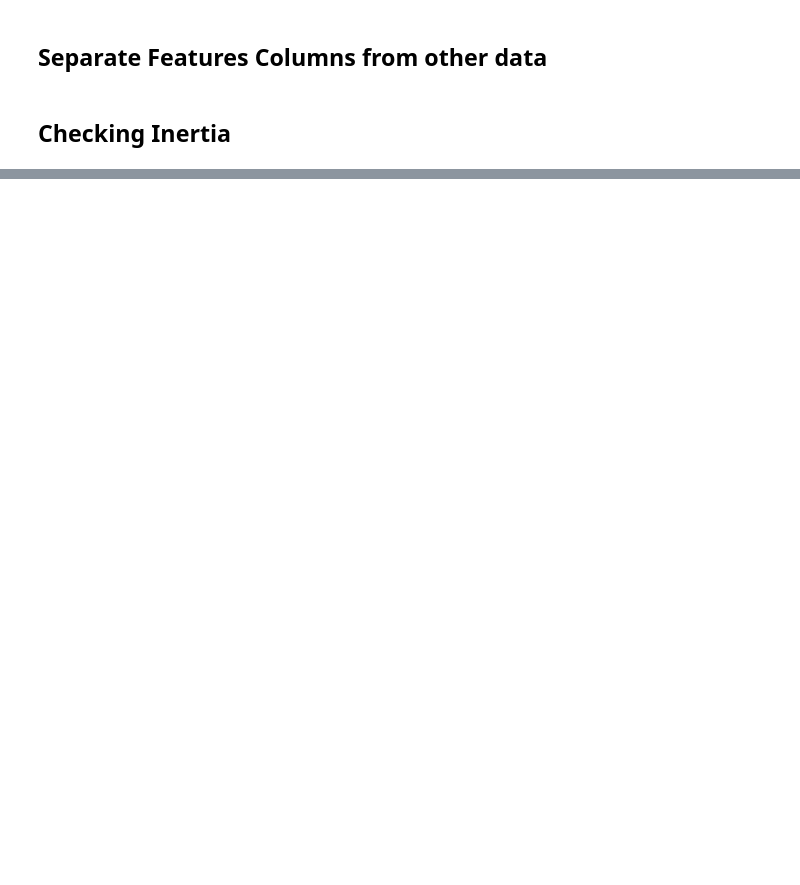
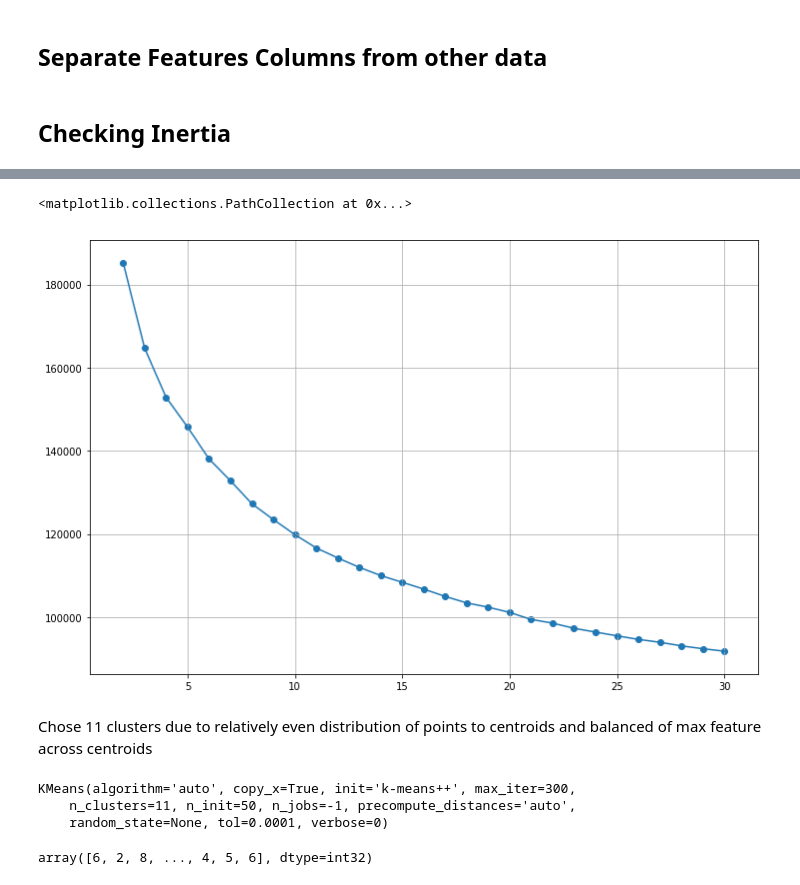
Before and after one commit to keith12345/Mood2Music, a Jupyter notebook: 03_Making_Recommendations/3_01_KMeans_Inertia_Plot_Sentiment.ipynb, the cells around one changed output, grey strips where cells are left out. Drawn from its saved outputs; the diff is of its cells as text; code cells hidden in the pictures; blank space fills up the shorter version.

```diff
--- a/03_Making_Recommendations/3_01_KMeans_Inertia_Plot_Sentiment.ipynb
+++ b/03_Making_Recommendations/3_01_KMeans_Inertia_Plot_Sentiment.ipynb
@@ -64,0 +92,13 @@ while i <= 30:
+# %%
+inertia = []
+i = 2
+while i <= 30:
+    num_clusters = i
+    km = KMeans(n_clusters=num_clusters, n_jobs=-1, n_init=10)
+    km.fit(KMeans_df.values)
+    inertia.append(km.inertia_)
+    test = pd.DataFrame(km.cluster_centers_,
+                        columns=KMeans_df.columns.tolist())
+    print(test.apply(lambda x: x.argmin(), axis=1).value_counts(), '\n')
+    print(pd.Series(km.labels_).value_counts(), '\n')
+    i += 1
@@ -64,0 +133,21 @@ while i <= 30:
+# %%
+plt.figure(figsize=(12, 8))
+plt.grid()
+plt.plot(range(2, 31, 1), inertia)
+plt.scatter(range(2, 31, 1), inertia)
+# %% [output]
+<matplotlib.collections.PathCollection at 0x...>
+[figure, added]
+# %% [markdown]
+Chose 11 clusters due to relatively even distribution of points to centroids and balanced of max feature across centroids
+# %%
+km = KMeans(n_clusters=11, n_jobs=-1, n_init=50)
+km.fit(KMeans_df.values)
+# %% [output]
+KMeans(algorithm='auto', copy_x=True, init='k-means++', max_iter=300,
+    n_clusters=11, n_init=50, n_jobs=-1, precompute_distances='auto',
+    random_state=None, tol=0.0001, verbose=0)
+# %%
+km.labels_
+# %% [output]
+array([6, 2, 8, ..., 4, 5, 6], dtype=int32)
```
Also changed, not shown: parts of 42 cells of this notebook, 5 other files.
